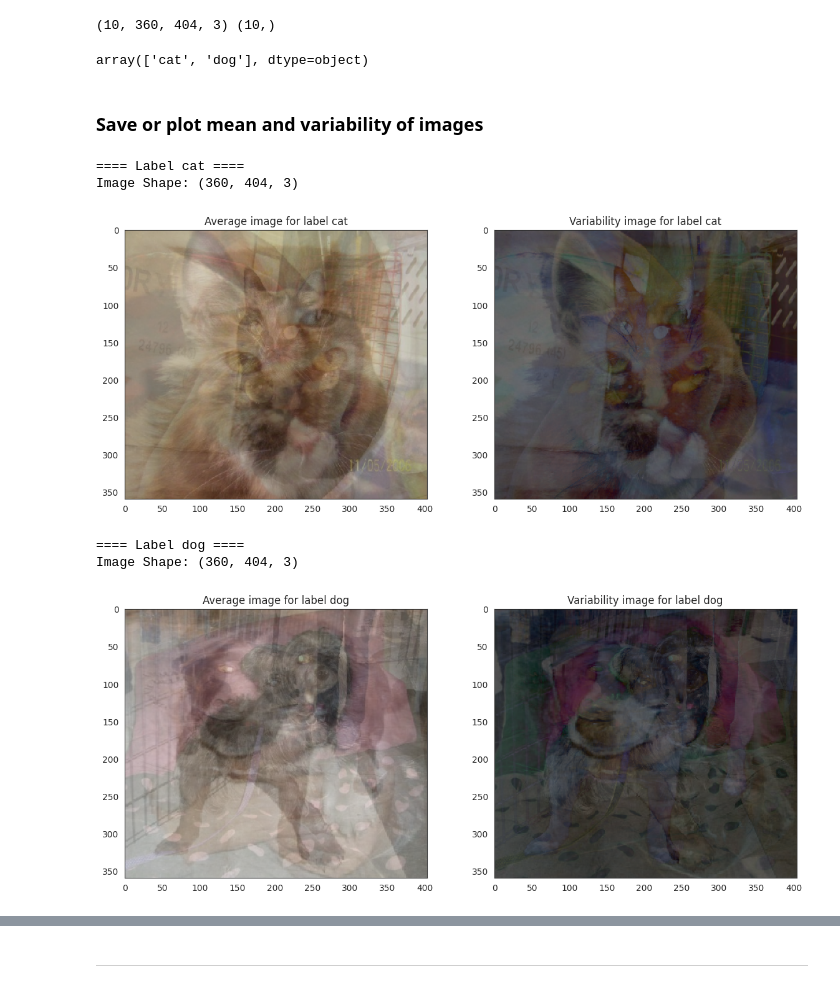
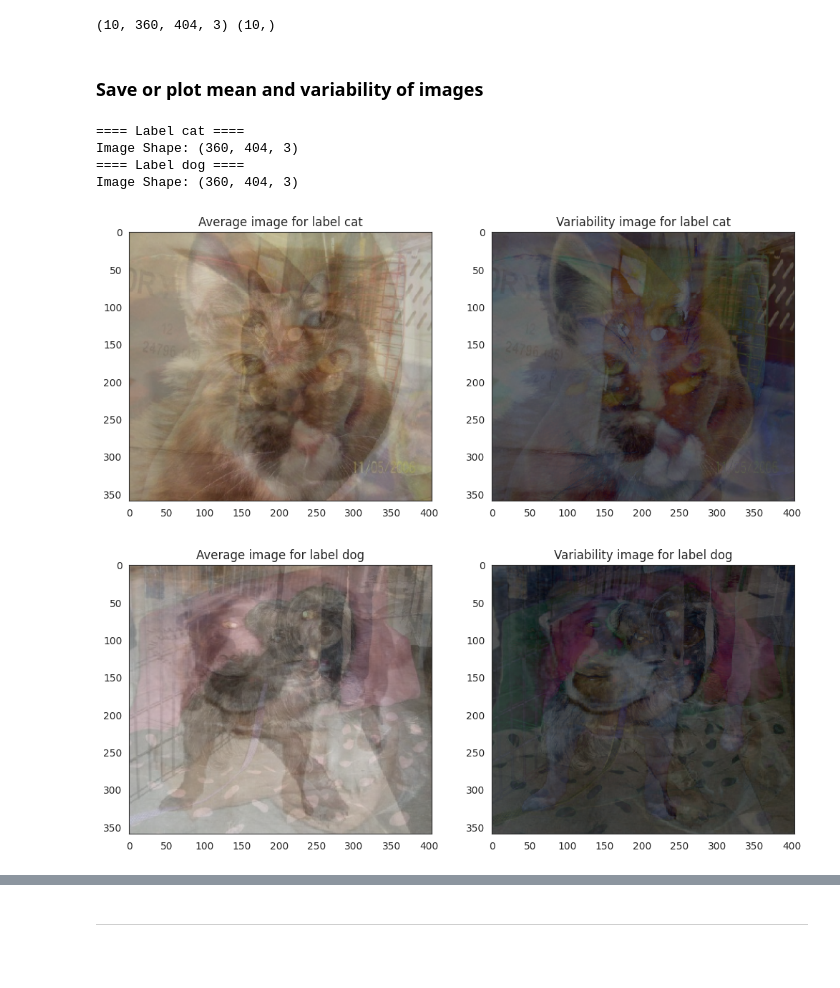
Before and after one commit to NiclO1337/pp5-cats-vs-dogs, a Jupyter notebook: jupyter_notebooks/02 - DataVisualization.ipynb, the cells around one changed output, grey strips where cells are left out. Cells and saved outputs as stored; diff of their text form; code cells hidden in the pictures; blank space fills up the shorter version.

Commit message:
Save outputs of avgerage variance images

```diff
--- a/jupyter_notebooks/02 - DataVisualization.ipynb
+++ b/jupyter_notebooks/02 - DataVisualization.ipynb
@@ -173,10 +173,6 @@ X, y = load_image_as_array(my_data_dir=train_path,
 print(X.shape, y.shape)
 # %% [output]
 (10, 360, 404, 3) (10,)
-# %%
-np.unique(y)
-# %% [output]
-array(['cat', 'dog'], dtype=object)
 # %% [markdown]
 ### Save or plot mean and variability of images
 # %%
@@ -192,35 +188,35 @@ def plot_mean_variability_per_labels(X, y, labels=labels, figsize=(12, 5), save_
 
     for label_to_display in labels:
         sns.set_style("white")
 
         y = y.reshape(-1, 1, 1)
         boolean_mask = np.any(y == label_to_display, axis=1).reshape(-1)
         arr = X[boolean_mask]
 
         avg_img = np.mean(arr, axis=0)
         std_img = np.std(arr, axis=0)
         print(f"==== Label {label_to_display} ====")
         print(f"Image Shape: {avg_img.shape}")
         fig, axes = plt.subplots(nrows=1, ncols=2, figsize=figsize)
         axes[0].set_title(f"Average image for label {label_to_display}")
         axes[0].imshow(avg_img, cmap='Blues')
         axes[1].set_title(f"Variability image for label {label_to_display}")
         axes[1].imshow(std_img, cmap='Blues')
 
         if save_image:
             plt.savefig(f"{file_path}/avg_var_{label_to_display}.png",
                         bbox_inches='tight', dpi=150)
         else:
             plt.tight_layout()
             plt.show()
             print("\n")
 
 
-plot_mean_variability_per_labels(X=X, y=y, labels=labels, figsize=(12, 5), save_image=False)
+plot_mean_variability_per_labels(X=X, y=y, labels=labels, figsize=(12, 5), save_image=True)
 # %% [output]
 ==== Label cat ====
 Image Shape: (360, 404, 3)
+==== Label dog ====
+Image Shape: (360, 404, 3)
-[figure, old version]
+[figure, new version]
-==== Label dog ====
-Image Shape: (360, 404, 3)
-[figure, old version]
+[figure, new version]
```
Also changed, not shown: parts of 1 cell of this notebook, 2 other files.
